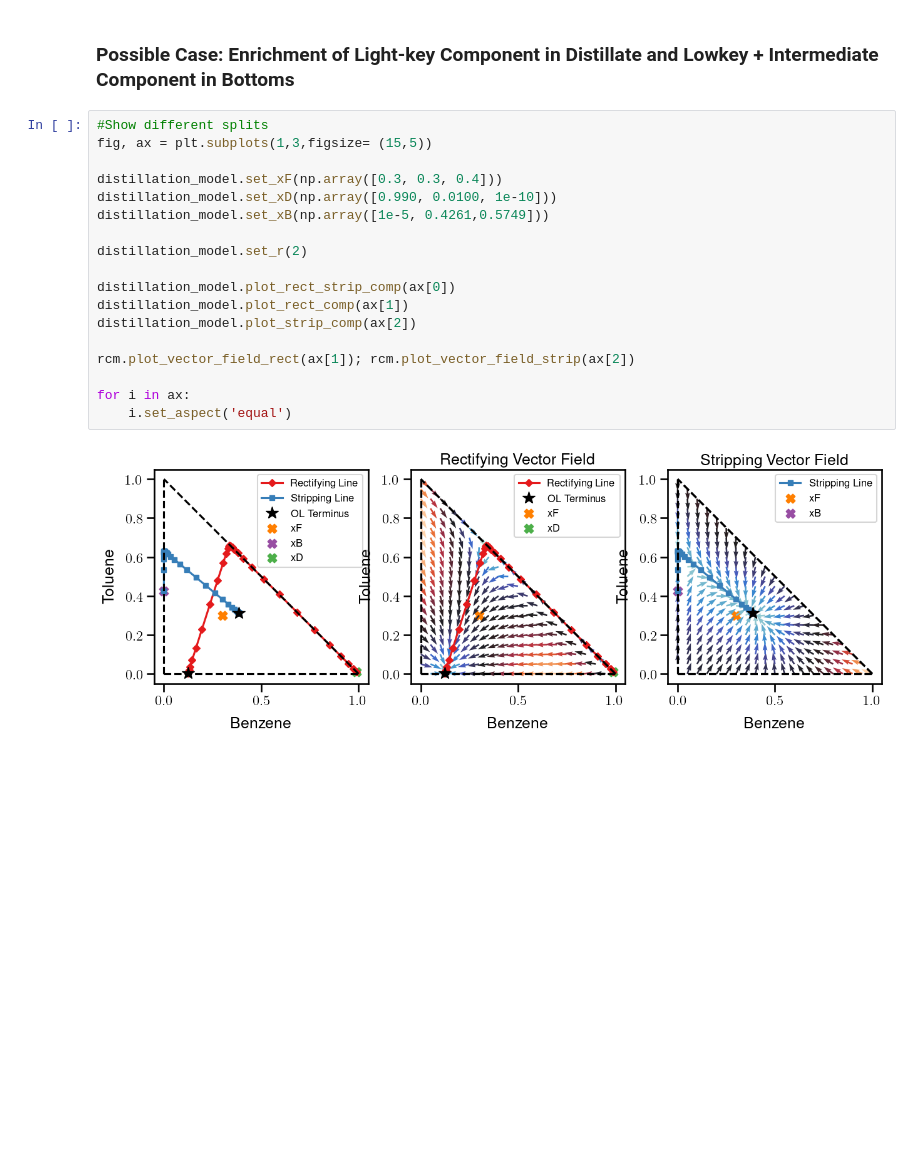
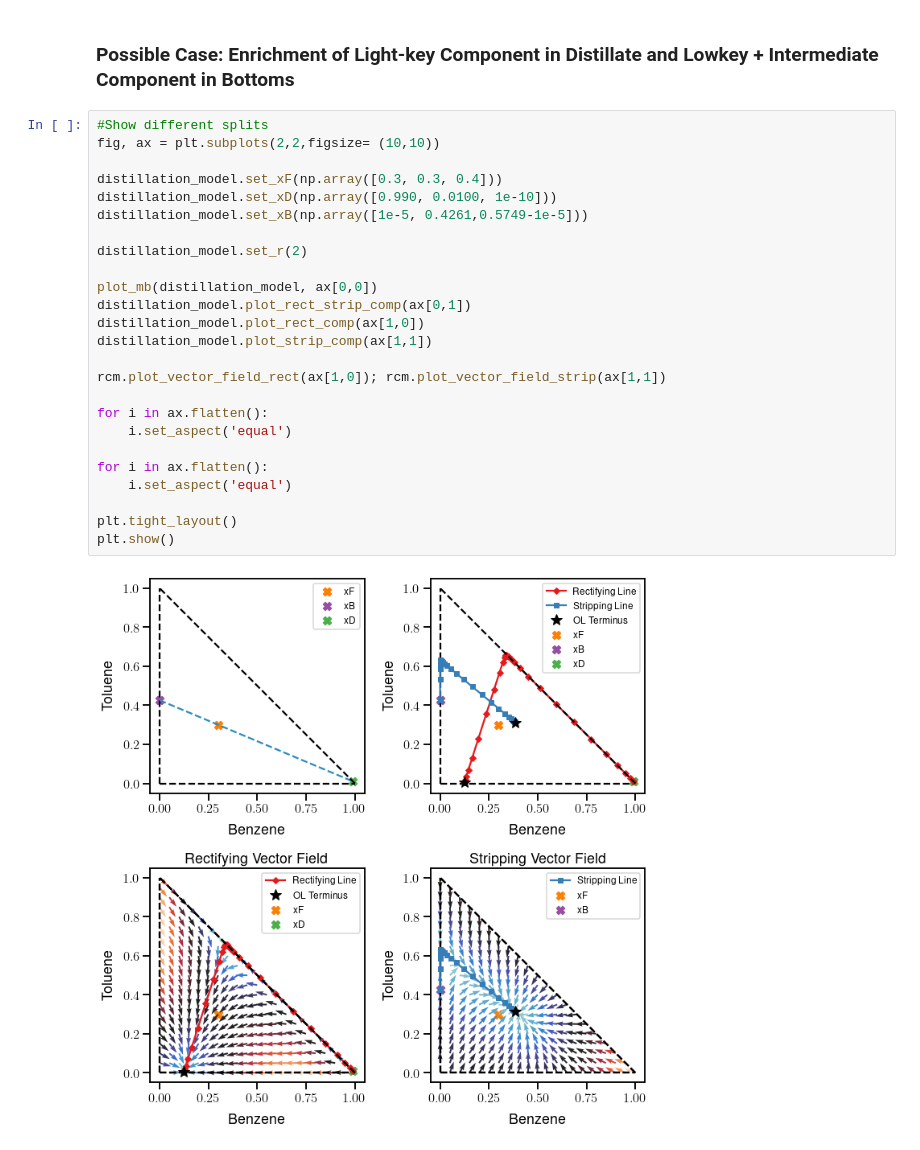
Before and after one commit to dayakaran/Ext_Distill_Sim, a Jupyter notebook: Example2.ipynb, the cells around one changed output. Cells and saved outputs as stored; diff of their text form; blank space fills up the shorter version.

```diff
--- a/Example2.ipynb
+++ b/Example2.ipynb
@@ -266,21 +266,28 @@ plt.show()
 ### Possible Case: Enrichment of Light-key Component in Distillate and Lowkey + Intermediate Component in Bottoms
 # %%
 #Show different splits
-fig, ax = plt.subplots(1,3,figsize= (15,5))
+fig, ax = plt.subplots(2,2,figsize= (10,10))
 
 distillation_model.set_xF(np.array([0.3, 0.3, 0.4]))
 distillation_model.set_xD(np.array([0.990, 0.0100, 1e-10]))
-distillation_model.set_xB(np.array([1e-5, 0.4261,0.5749]))
+distillation_model.set_xB(np.array([1e-5, 0.4261,0.5749-1e-5]))
 
 distillation_model.set_r(2)
 
-distillation_model.plot_rect_strip_comp(ax[0])
-distillation_model.plot_rect_comp(ax[1])
-distillation_model.plot_strip_comp(ax[2])
+plot_mb(distillation_model, ax[0,0])
+distillation_model.plot_rect_strip_comp(ax[0,1])
+distillation_model.plot_rect_comp(ax[1,0])
+distillation_model.plot_strip_comp(ax[1,1])
 
-rcm.plot_vector_field_rect(ax[1]); rcm.plot_vector_field_strip(ax[2])
+rcm.plot_vector_field_rect(ax[1,0]); rcm.plot_vector_field_strip(ax[1,1])
 
-for i in ax:
+for i in ax.flatten():
     i.set_aspect('equal')
+
+for i in ax.flatten():
+    i.set_aspect('equal')
+
+plt.tight_layout()
+plt.show()
 # %% [output]
-[figure, old version]
+[figure, new version]
```
Also changed, not shown: parts of 2 cells of this notebook, 2 other files.
